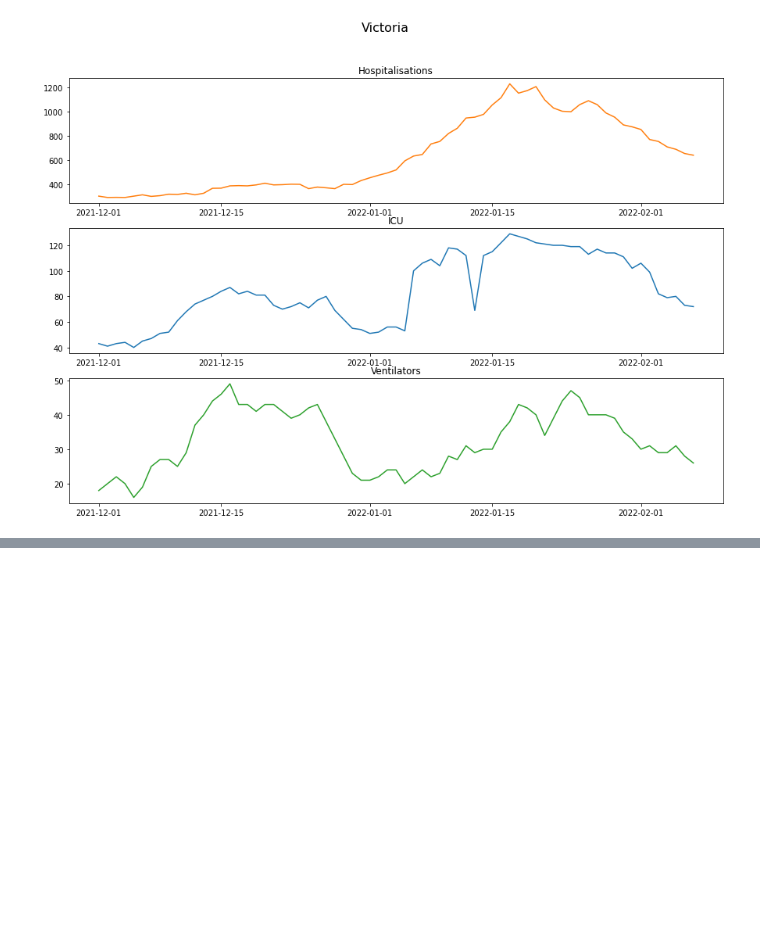
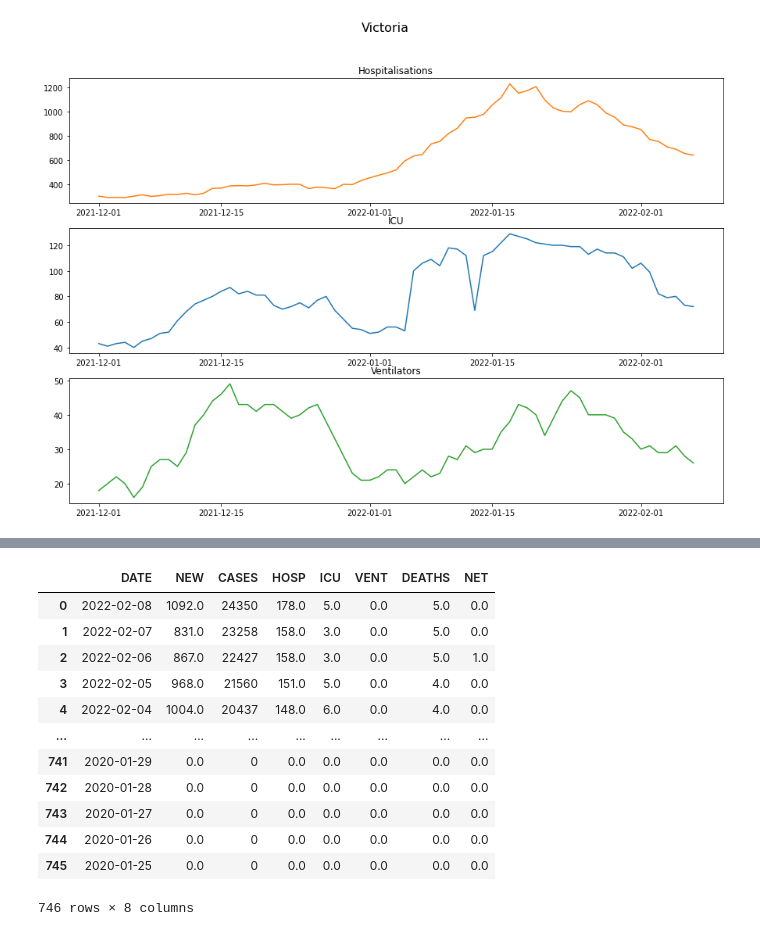
Before and after one commit to SeanDeBoo/Python, a Jupyter notebook: NSW Case data.ipynb, the cells around one changed output, grey strips where cells are left out. Drawn from its saved outputs; the diff is of its cells as text; code cells hidden in the pictures; blank space fills up the shorter version.

```diff
--- a/NSW Case data.ipynb
+++ b/NSW Case data.ipynb
@@ -122,0 +117,16 @@ state('aus','Australia')
+# %%
+d['nt']
+# %% [output]
+|  | DATE | NEW | CASES | HOSP | ICU | VENT | DEATHS | NET |
+| 0 | 2022-02-08 | 1092.0 | 24350 | 178.0 | 5.0 | 0.0 | 5.0 | 0.0 |
+| 1 | 2022-02-07 | 831.0 | 23258 | 158.0 | 3.0 | 0.0 | 5.0 | 0.0 |
+| 2 | 2022-02-06 | 867.0 | 22427 | 158.0 | 3.0 | 0.0 | 5.0 | 1.0 |
+| 3 | 2022-02-05 | 968.0 | 21560 | 151.0 | 5.0 | 0.0 | 4.0 | 0.0 |
+| 4 | 2022-02-04 | 1004.0 | 20437 | 148.0 | 6.0 | 0.0 | 4.0 | 0.0 |
+| ... | ... | ... | ... | ... | ... | ... | ... | ... |
+| 741 | 2020-01-29 | 0.0 | 0 | 0.0 | 0.0 | 0.0 | 0.0 | 0.0 |
+| 742 | 2020-01-28 | 0.0 | 0 | 0.0 | 0.0 | 0.0 | 0.0 | 0.0 |
+| 743 | 2020-01-27 | 0.0 | 0 | 0.0 | 0.0 | 0.0 | 0.0 | 0.0 |
+| 744 | 2020-01-26 | 0.0 | 0 | 0.0 | 0.0 | 0.0 | 0.0 | 0.0 |
+| 745 | 2020-01-25 | 0.0 | 0 | 0.0 | 0.0 | 0.0 | 0.0 | 0.0 |
+746 rows × 8 columns
```
Also changed, not shown: parts of 17 cells of this notebook.
